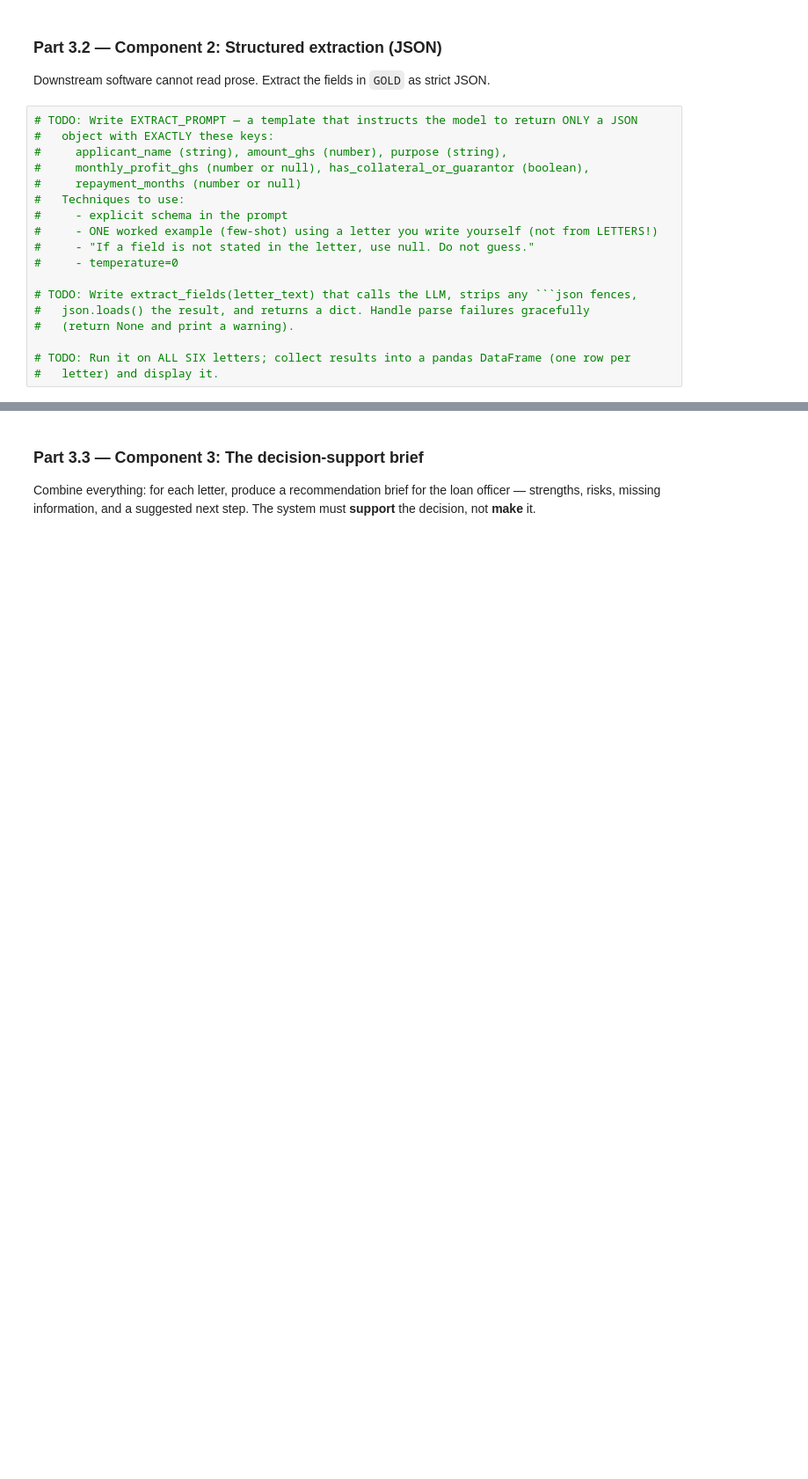
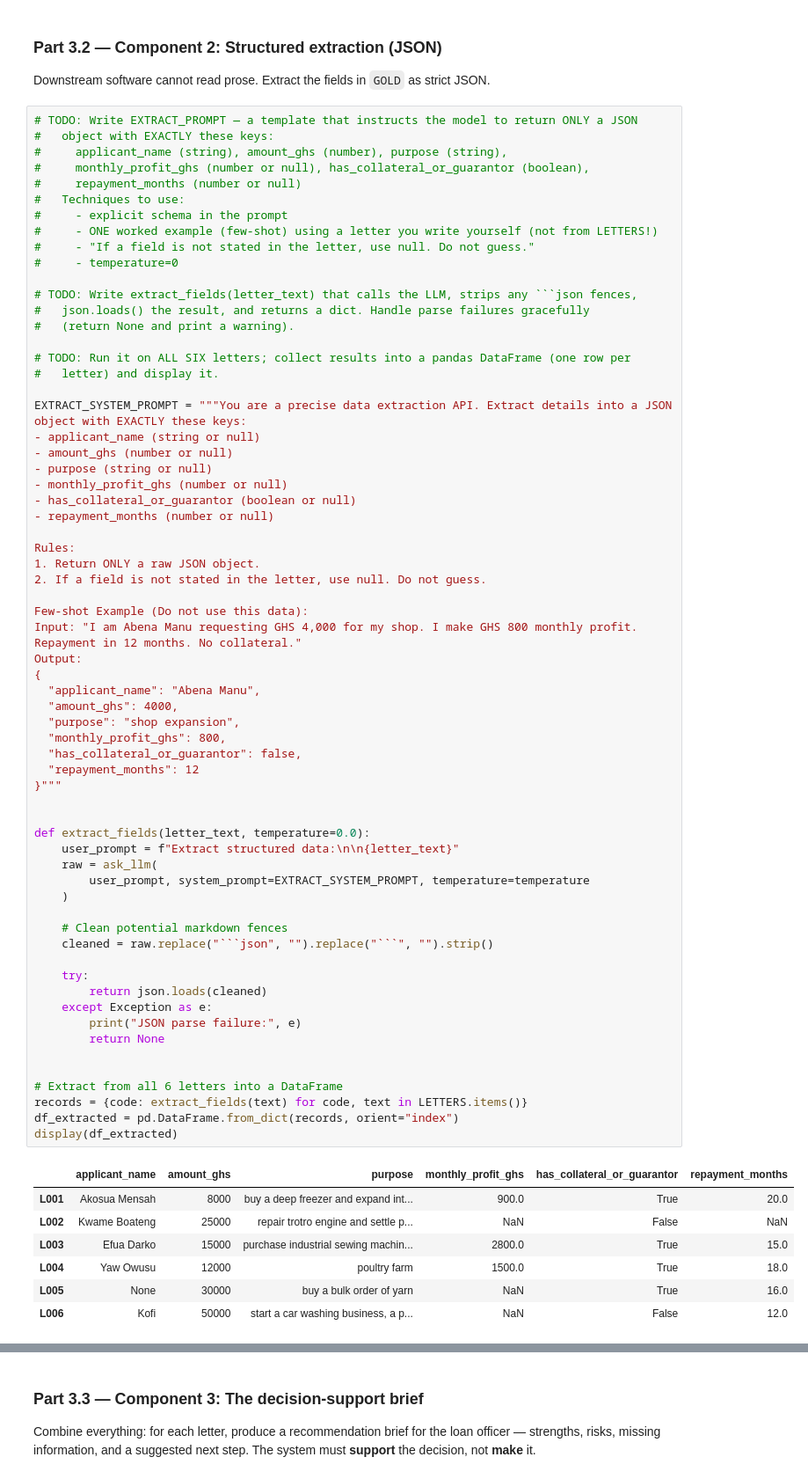
Before and after one commit to Williewise-Oppong/lab-4-llm-decision-support, a Jupyter notebook: lab_4.ipynb, the cells around one changed output, grey strips where cells are left out. Shown at 88% size. Saved outputs shown, nothing was run; the diff lists cells and outputs as text; blank space fills up the shorter version.

````diff
--- a/lab_4.ipynb
+++ b/lab_4.ipynb
@@ -352,21 +352,75 @@ Downstream software cannot read prose. Extract the fields in `GOLD` as strict JS
 # %%
 # TODO: Write EXTRACT_PROMPT — a template that instructs the model to return ONLY a JSON
 #   object with EXACTLY these keys:
 #     applicant_name (string), amount_ghs (number), purpose (string),
 #     monthly_profit_ghs (number or null), has_collateral_or_guarantor (boolean),
 #     repayment_months (number or null)
 #   Techniques to use:
 #     - explicit schema in the prompt
 #     - ONE worked example (few-shot) using a letter you write yourself (not from LETTERS!)
 #     - "If a field is not stated in the letter, use null. Do not guess."
 #     - temperature=0
 
 # TODO: Write extract_fields(letter_text) that calls the LLM, strips any ```json fences,
 #   json.loads() the result, and returns a dict. Handle parse failures gracefully
 #   (return None and print a warning).
 
 # TODO: Run it on ALL SIX letters; collect results into a pandas DataFrame (one row per
 #   letter) and display it.
+
+EXTRACT_SYSTEM_PROMPT = """You are a precise data extraction API. Extract details into a JSON object with EXACTLY these keys:
+- applicant_name (string or null)
+- amount_ghs (number or null)
+- purpose (string or null)
+- monthly_profit_ghs (number or null)
+- has_collateral_or_guarantor (boolean or null)
+- repayment_months (number or null)
+
+Rules:
+1. Return ONLY a raw JSON object.
+2. If a field is not stated in the letter, use null. Do not guess.
+
+Few-shot Example (Do not use this data):
+Input: "I am Abena Manu requesting GHS 4,000 for my shop. I make GHS 800 monthly profit. Repayment in 12 months. No collateral."
+Output:
+{
+  "applicant_name": "Abena Manu",
+  "amount_ghs": 4000,
+  "purpose": "shop expansion",
+  "monthly_profit_ghs": 800,
+  "has_collateral_or_guarantor": false,
+  "repayment_months": 12
+}"""
+
+
+def extract_fields(letter_text, temperature=0.0):
+    user_prompt = f"Extract structured data:\n\n{letter_text}"
+    raw = ask_llm(
+        user_prompt, system_prompt=EXTRACT_SYSTEM_PROMPT, temperature=temperature
+    )
+
+    # Clean potential markdown fences
+    cleaned = raw.replace("```json", "").replace("```", "").strip()
+
+    try:
+        return json.loads(cleaned)
+    except Exception as e:
+        print("JSON parse failure:", e)
+        return None
+
+
+# Extract from all 6 letters into a DataFrame
+records = {code: extract_fields(text) for code, text in LETTERS.items()}
+df_extracted = pd.DataFrame.from_dict(records, orient="index")
+display(df_extracted)
+# %% [output]
+|  | applicant_name | amount_ghs | purpose | monthly_profit_ghs | has_collateral_or_guarantor | repayment_months |
+| L001 | Akosua Mensah | 8000 | buy a deep freezer and expand int... | 900.0 | True | 20.0 |
+| L002 | Kwame Boateng | 25000 | repair trotro engine and settle p... | NaN | False | NaN |
+| L003 | Efua Darko | 15000 | purchase industrial sewing machin... | 2800.0 | True | 15.0 |
+| L004 | Yaw Owusu | 12000 | poultry farm | 1500.0 | True | 18.0 |
+| L005 | None | 30000 | buy a bulk order of yarn | NaN | True | 16.0 |
+| L006 | Kofi | 50000 | start a car washing business, a p... | NaN | False | 12.0 |
 # %% [markdown]
 **Student Reasoning — Structured extraction**
 *1. Why must the few-shot example NOT come from the six letters you are processing?*
````
Also changed, not shown: parts of 3 cells of this notebook.
